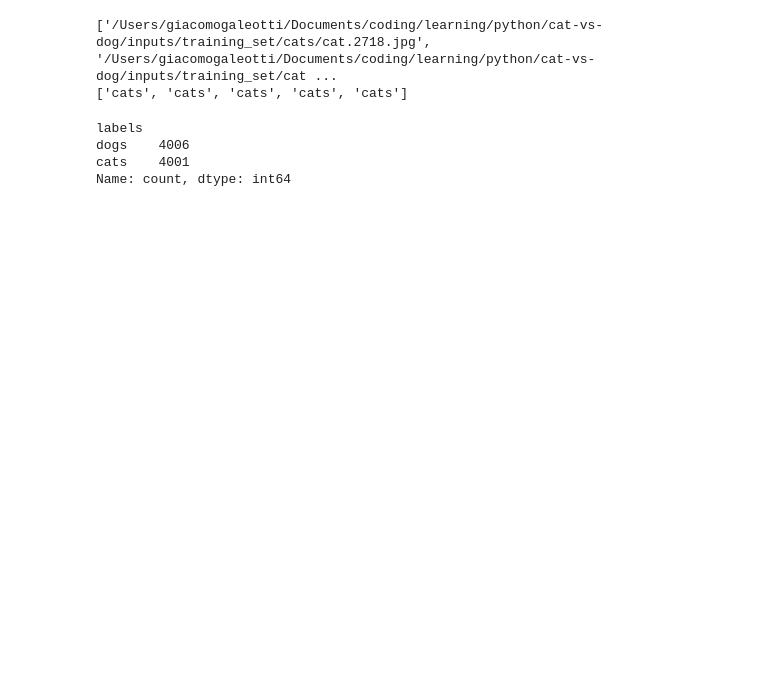
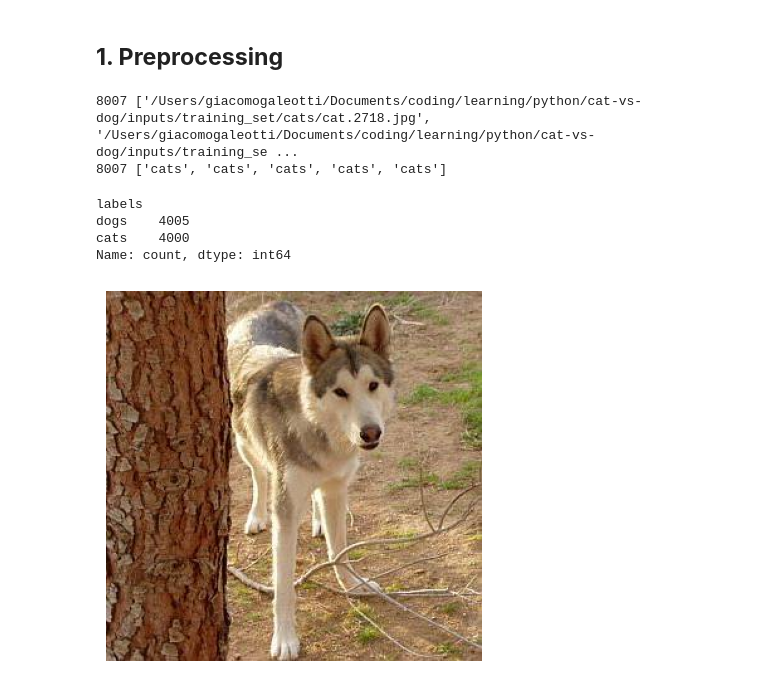
Before and after one commit to giacomogaleotti2000/coding, a Jupyter notebook: python/cat-vs-dog/cat-dog-classification.ipynb, the cells around one changed output. Saved outputs shown, nothing was run; the diff lists cells and outputs as text; code cells hidden in the pictures; blank space fills up the shorter version.

```diff
--- a/python/cat-vs-dog/cat-dog-classification.ipynb
+++ b/python/cat-vs-dog/cat-dog-classification.ipynb
@@ -1,3 +1,5 @@
+# %% [markdown]
+## **1. Preprocessing**
 # %%
 import os
 import pandas as pd
@@ -16,20 +20,42 @@ for fol in folders:
         images.append(os.path.join(os.path.join(input_files_path, fol), file))
         labels.append(fol)
 # %%
-print(images[:5])
-print(labels[:5])
+print(len(images), images[:5])
+print(len(labels), labels[:5])
 # %% [output]
-['/Users/giacomogaleotti/Documents/coding/learning/python/cat-vs-dog/inputs/training_set/cats/cat.2718.jpg', '/Users/giacomogaleotti/Documents/coding/learning/python/cat-vs-dog/inputs/training_set/cat ...
-['cats', 'cats', 'cats', 'cats', 'cats']
+8007 ['/Users/giacomogaleotti/Documents/coding/learning/python/cat-vs-dog/inputs/training_set/cats/cat.2718.jpg', '/Users/giacomogaleotti/Documents/coding/learning/python/cat-vs-dog/inputs/training_se ...
+8007 ['cats', 'cats', 'cats', 'cats', 'cats']
 # %%
+# creating a df with all the paths
 df = pd.DataFrame({
     "images": images,
     "labels": labels
 })
 
-df["labels"].value_counts()
+# filtering out the _DS_Store files
+df = df[df["images"].str.contains(".jpg")]
+
+print(df["labels"].value_counts())
 # %% [output]
 labels
-dogs    4006
-cats    4001
+dogs    4005
+cats    4000
 Name: count, dtype: int64
+# %%
+# display a random image of a cat
+import cv2
+
+i = 5047
+
+image_i_path = df["images"][i]
+
+image = cv2.imread(image_i_path)
+image = cv2.cvtColor(src=image, code=cv2.COLOR_BGR2RGB)
+
+# print("image shape:", image.shape)
+# print(image[0])
+plt.imshow(image)
+plt.axis("off")
+plt.show()
+# %% [output]
+[figure, added]
```
Also changed, not shown: parts of 1 cell of this notebook, 8 other files.
